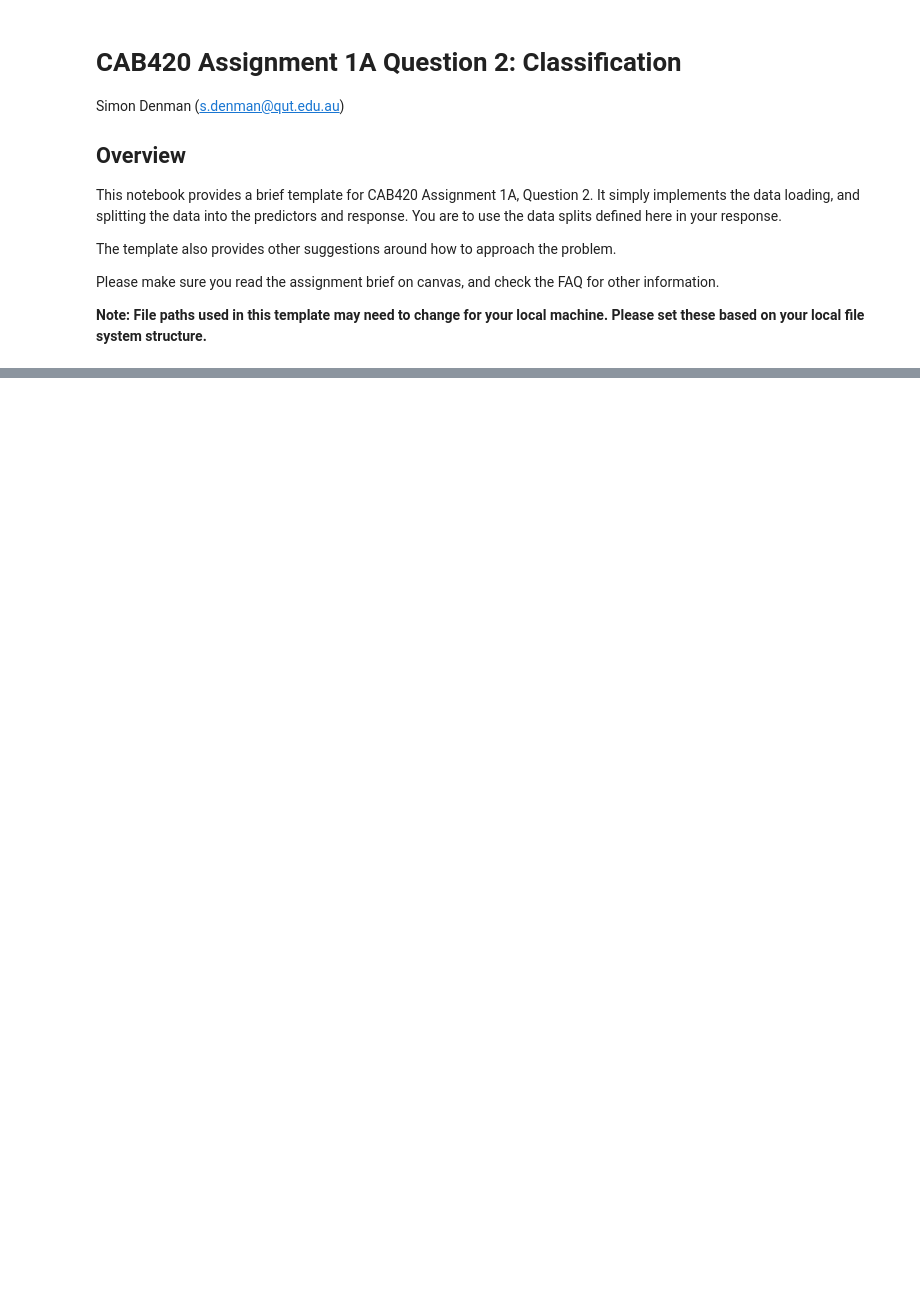
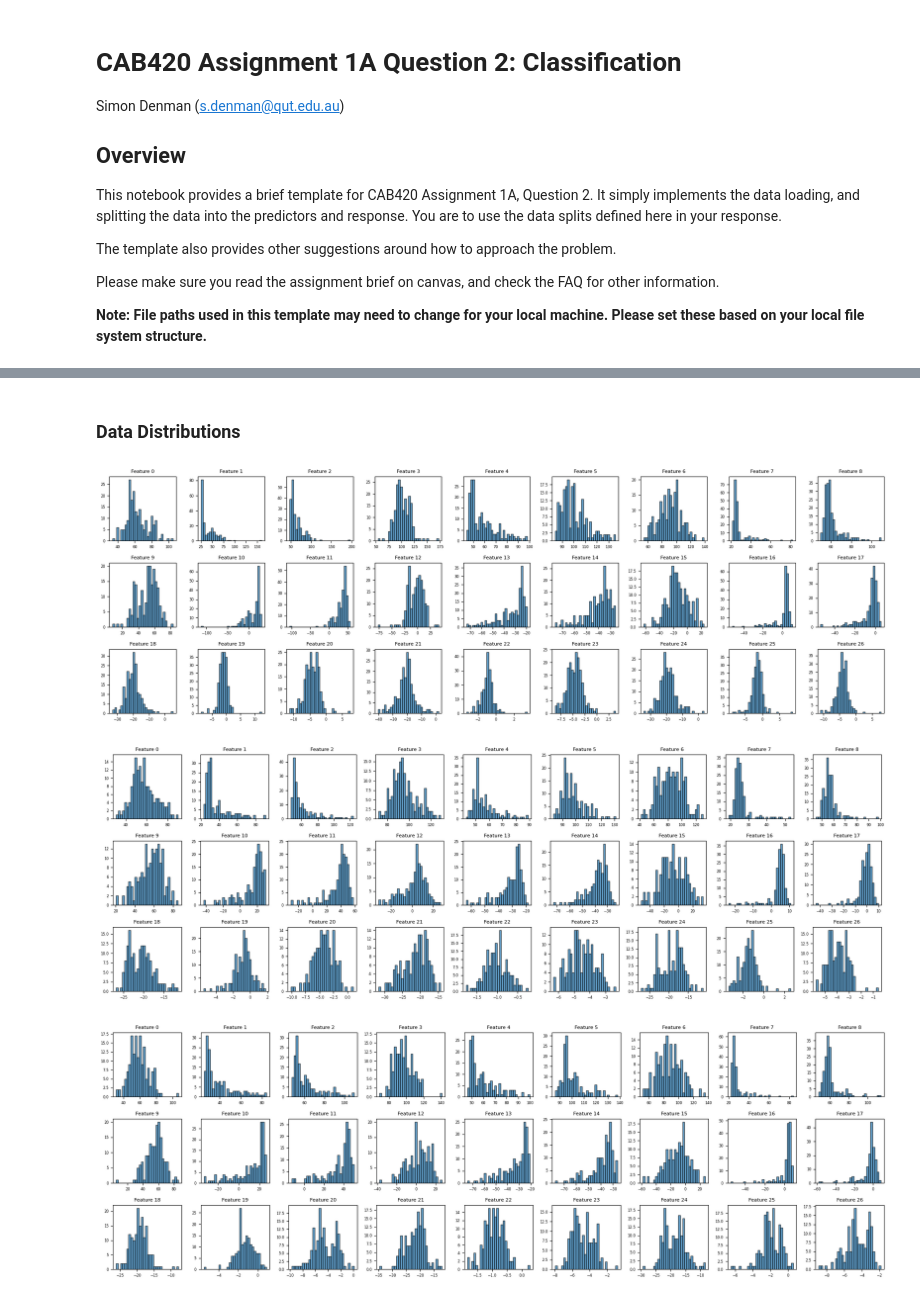
Before and after one commit to ostew5/cab420-introductory_problem_solving_tasks, a Jupyter notebook: 2. Classification.ipynb, the cells around one changed output, grey strips where cells are left out. Drawn from its saved outputs; the diff is of its cells as text; code cells hidden in the pictures; blank space fills up the shorter version.

Commit message:
Finalised Exploratory Data Analysis

```diff
--- a/2. Classification.ipynb
+++ b/2. Classification.ipynb
@@ -32,0 +153,22 @@ Y_test = test.iloc[:,0].to_numpy()
+# %% [markdown]
+### Data Distributions
+# %%
+# Check data distributions for predictor variables
+
+import matplotlib.pyplot as plt
+
+for dataset in [X_train, X_val, X_test]:
+    fig, axes = plt.subplots(3, 9, figsize=(18, 6))
+    axes = axes.flatten()
+
+    for idx in range(dataset.shape[1]):
+        axes[idx].hist(dataset[:, idx], bins=30, edgecolor='black', alpha=0.7)
+        axes[idx].set_title(f'Feature {idx}', fontsize=8)
+        axes[idx].tick_params(labelsize=6)
+
+    plt.tight_layout()
+    plt.show()
+# %% [output]
+[figure, added]
+[figure, added]
+[figure, added]
```
Also changed, not shown: parts of 21 cells of this notebook.
